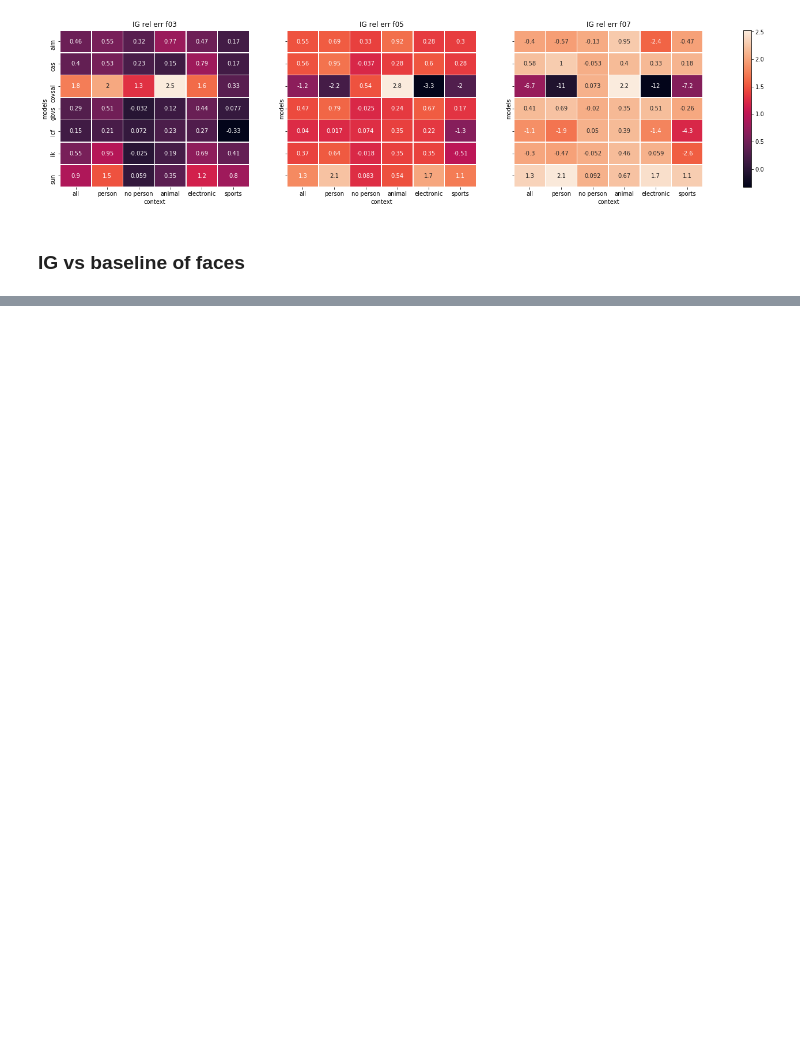
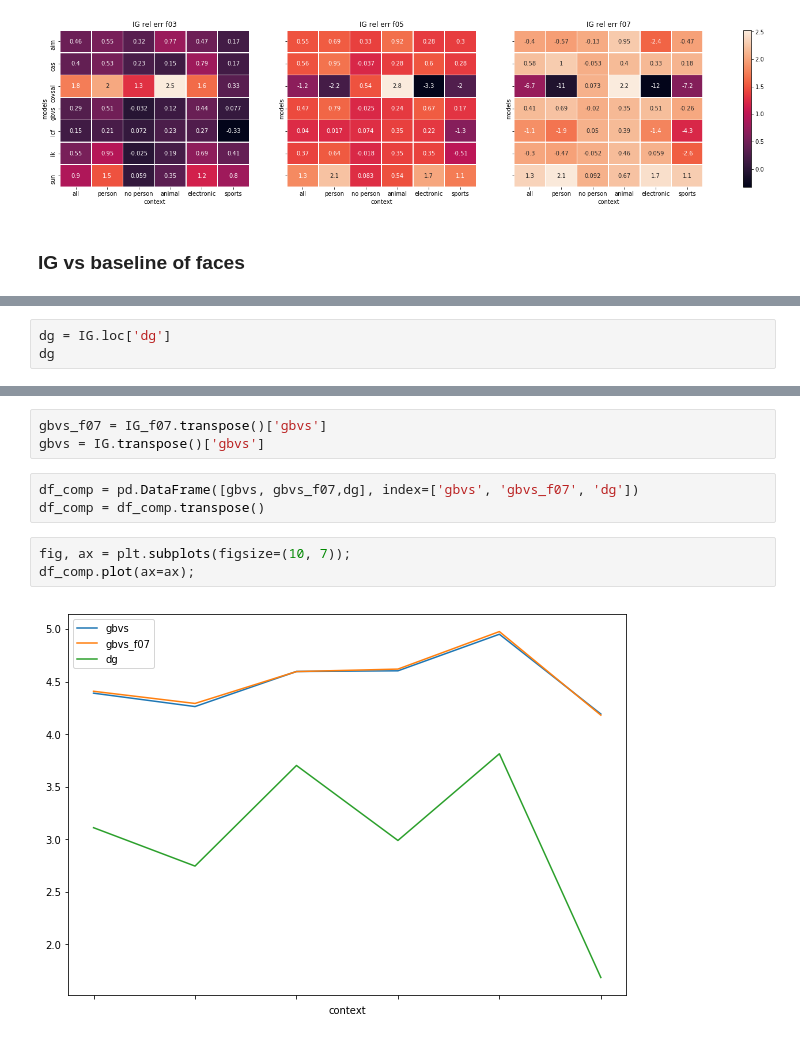
Before and after one commit to alTeska/face_saliency, a Jupyter notebook: notebooks/Data_Visualization_IG_0102.ipynb, the cells around one changed output, grey strips where cells are left out. Saved outputs shown, nothing was run; the diff lists cells and outputs as text; blank space fills up the shorter version.

Commit message:
notebooks for data analysis added

```diff
--- a/notebooks/Data_Visualization_IG_0102.ipynb
+++ b/notebooks/Data_Visualization_IG_0102.ipynb
@@ -266,2 +264,5 @@ plt.savefig('plots/ig_baseline.jpg', bbox_inches='tight', pad_inches=0)
 # %% [output]
 [figure]
+# %%
+dg = IG.loc['dg']
+dg
@@ -267,0 +278,11 @@ plt.savefig('plots/ig_baseline.jpg', bbox_inches='tight', pad_inches=0)
+# %%
+gbvs_f07 = IG_f07.transpose()['gbvs']
+gbvs = IG.transpose()['gbvs']
+# %%
+df_comp = pd.DataFrame([gbvs, gbvs_f07,dg], index=['gbvs', 'gbvs_f07', 'dg'])
+df_comp = df_comp.transpose()
+# %%
+fig, ax = plt.subplots(figsize=(10, 7));
+df_comp.plot(ax=ax);
+# %% [output]
+[figure, added]
```
Also changed, not shown: parts of 6 cells of this notebook, 9 other files.
